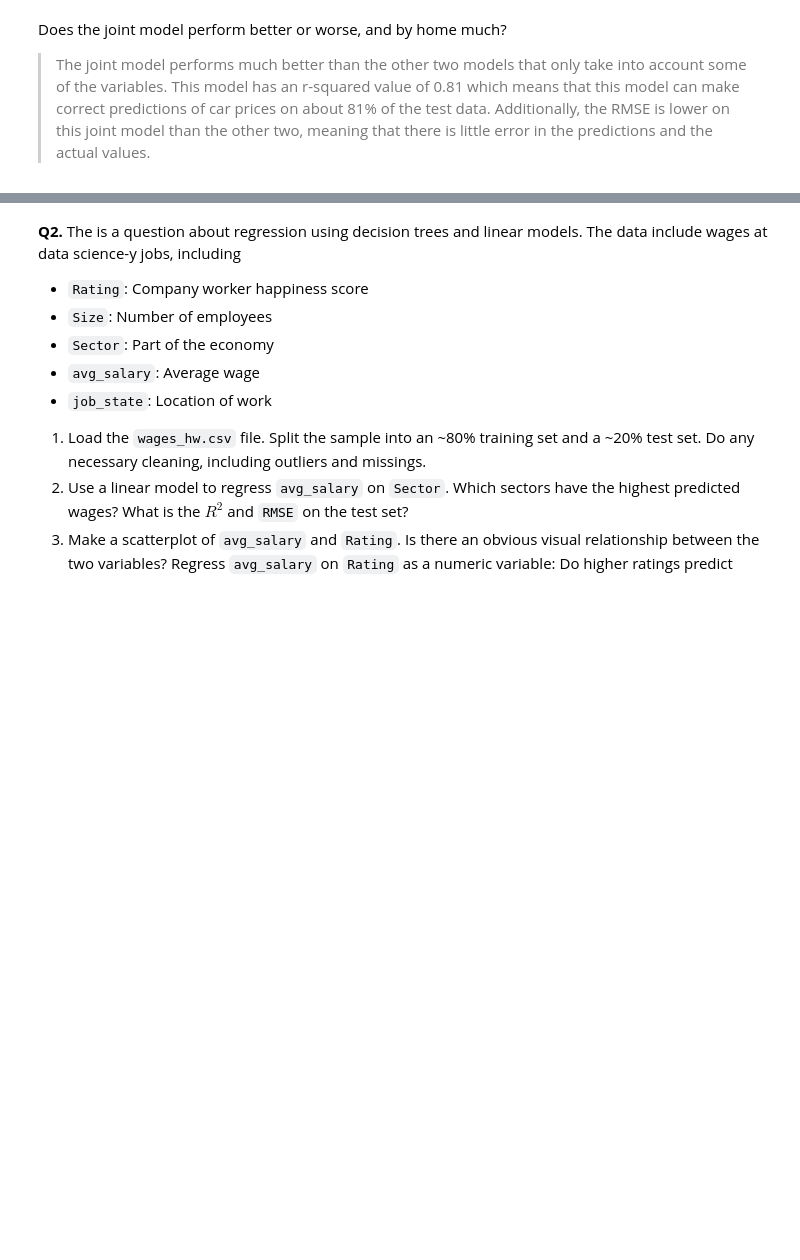
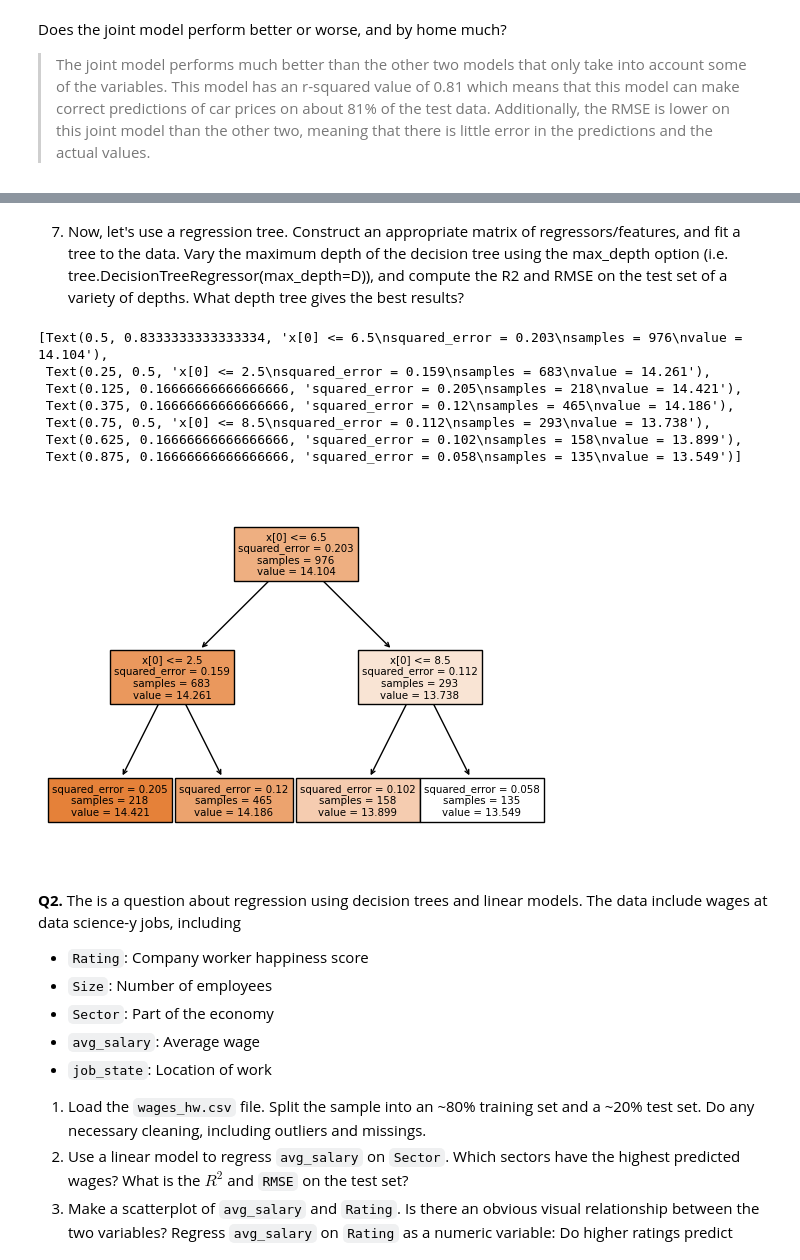
Before and after one commit to acb4rn/assignment4, a Jupyter notebook: assignment4.ipynb, the cells around one changed output, grey strips where cells are left out. Cells and saved outputs as stored; diff of their text form; code cells hidden in the pictures; blank space fills up the shorter version.

```diff
--- a/assignment4.ipynb
+++ b/assignment4.ipynb
@@ -301,3 +373,22 @@ Does the joint model perform better or worse, and by home much?
+# %% [markdown]
+7. Now, let's use a regression tree. Construct an appropriate matrix of regressors/features, and fit a tree to the data. Vary the maximum depth of the decision tree using the max_depth option (i.e. tree.DecisionTreeRegressor(max_depth=D)), and compute the  R2  and RMSE on the test set of a variety of depths. What depth tree gives the best results?
+# %%
+from sklearn import tree
+
+G = X.loc[:,["age", "new_mileage", "Seating_Capacity", "Num_Owners"]]
+h = y
+cart = tree.DecisionTreeRegressor(max_depth = 2)
+cart = cart.fit(G,h)
+tree.plot_tree(cart, filled = True)
+# %% [output]
+[Text(0.5, 0.8333333333333334, 'x[0] <= 6.5\nsquared_error = 0.203\nsamples = 976\nvalue = 14.104'),
+ Text(0.25, 0.5, 'x[0] <= 2.5\nsquared_error = 0.159\nsamples = 683\nvalue = 14.261'),
+ Text(0.125, 0.16666666666666666, 'squared_error = 0.205\nsamples = 218\nvalue = 14.421'),
+ Text(0.375, 0.16666666666666666, 'squared_error = 0.12\nsamples = 465\nvalue = 14.186'),
+ Text(0.75, 0.5, 'x[0] <= 8.5\nsquared_error = 0.112\nsamples = 293\nvalue = 13.738'),
+ Text(0.625, 0.16666666666666666, 'squared_error = 0.102\nsamples = 158\nvalue = 13.899'),
+ Text(0.875, 0.16666666666666666, 'squared_error = 0.058\nsamples = 135\nvalue = 13.549')]
+[figure, added]
 # %% [markdown]
 **Q2.** The is a question about regression using decision trees and linear models. The data include wages at data science-y jobs, including
 
```
Also changed, not shown: parts of 14 cells of this notebook.
